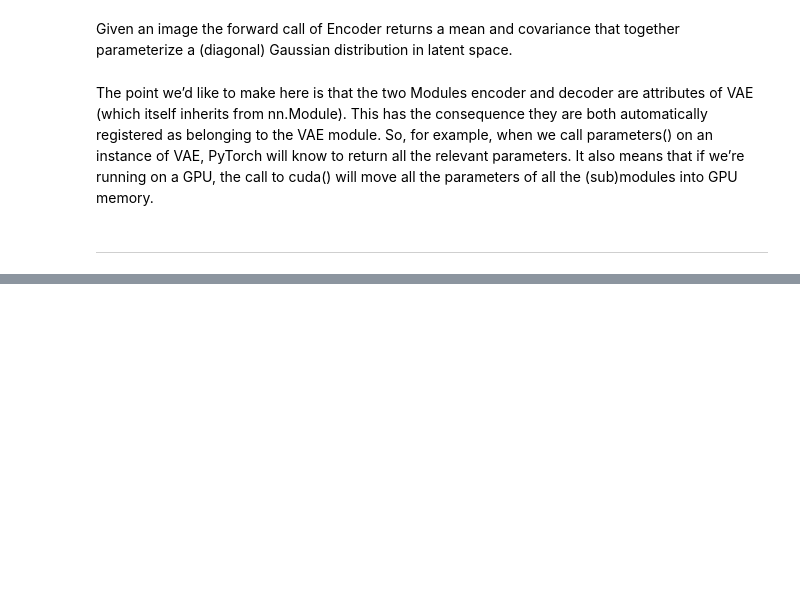
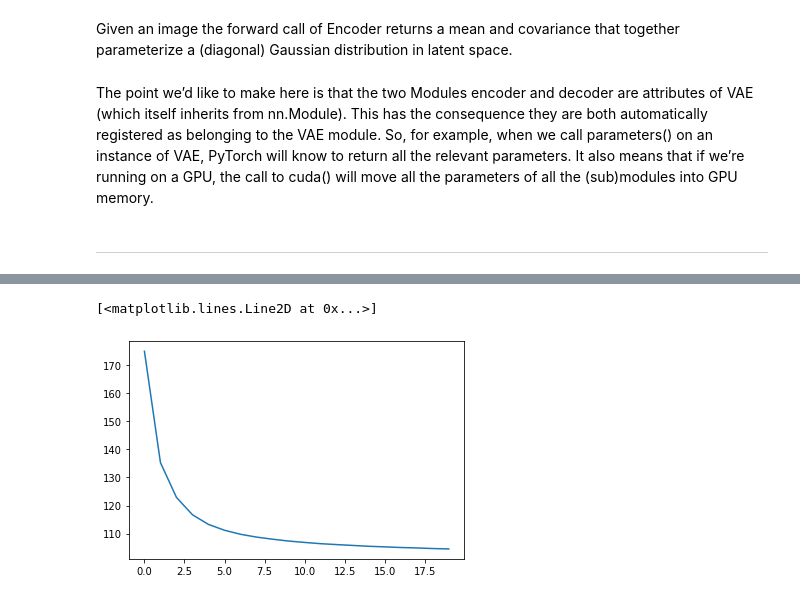
Before and after one commit to drclab/GP_VAE, a Jupyter notebook: drclab/VAE/vae_0.ipynb, the cells around one changed output, grey strips where cells are left out. Saved outputs shown, nothing was run; the diff lists cells and outputs as text; code cells hidden in the pictures; blank space fills up the shorter version.

```diff
--- a/drclab/VAE/vae_0.ipynb
+++ b/drclab/VAE/vae_0.ipynb
@@ -167,6 +171,7 @@ LR = 1.0e-3
 USE_CUDA = False
 NUM_EPOCKS = 1
 TEST_FREQUENCY = 5
+NUM_EPOCHS = 20
 # %%
 pyro.clear_param_store()
 # %%
@@ -176,5 +181,3 @@ adam_args = {"lr": LR}
 optimizer = Adam(adam_args)
 # %%
 svi = SVI(vae.model, vae.guide, optimizer, loss=Trace_ELBO())
-# %%
-svi.step(x11)
@@ -194,0 +184,30 @@ torch.Size([128, 784])
+# %%
+train_elbo = []
+test_elbo = []
+# %%
+for epoch in range(NUM_EPOCHS):
+    epoch_loss = 0.0
+
+    for x, _ in train_dl:
+        epoch_loss += svi.step(x)
+    normalizer_train = len(train_dl.dataset)
+    total_epoch_loss_train = epoch_loss / normalizer_train
+
+    train_elbo.append(total_epoch_loss_train)
+    print(
+        "[epoch %03d] average training loss: %.4f"
+        % (epoch, total_epoch_loss_train)
+    )
+
+    if epoch % TEST_FREQUENCY == 0:
+        test_loss = 0.0
+        for x, _ in test_dl:
+            test_loss += svi.evaluate_loss(x)
+
+        normalizer_test = len(test_dl.dataset)
+        total_epoch_loss_test = test_loss / normalizer_test
+        test_elbo.append(total_epoch_loss_test)
+        print(
+        "[epoch %03d] average test loss: %.4f"
+        % (epoch, total_epoch_loss_test)
+        )
@@ -194,0 +232,5 @@ torch.Size([128, 784])
+# %%
+plt.plot(train_elbo)
+# %% [output]
+[<matplotlib.lines.Line2D at 0x...>]
+[figure, added]
```
Also changed, not shown: parts of 24 cells of this notebook.
